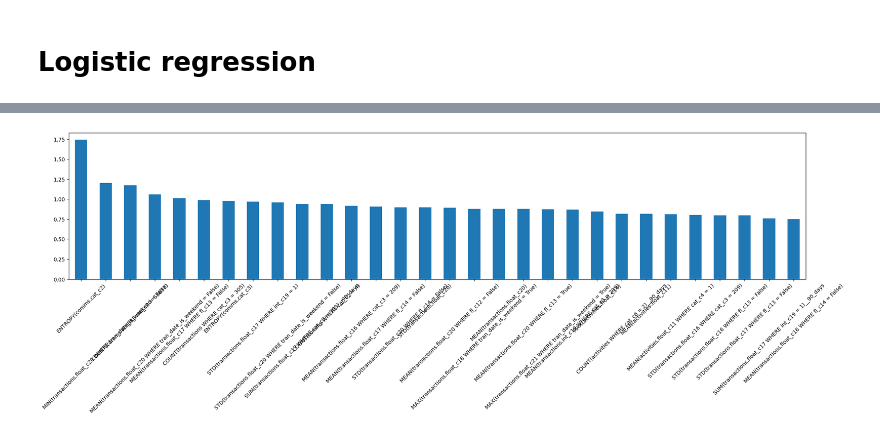
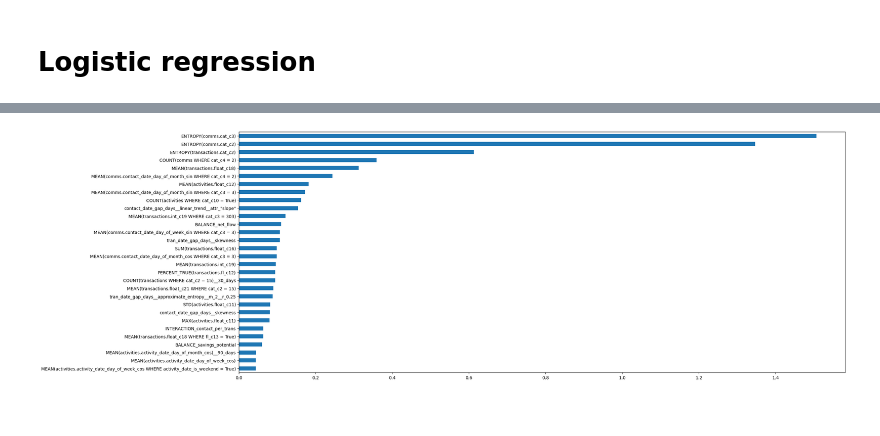
Before and after one commit to danproshyn/ff_internship, a Jupyter notebook: models/logistic_regression.ipynb, the cells around one changed output, grey strips where cells are left out. Cells and saved outputs as stored; diff of their text form; code cells hidden in the pictures.

```diff
--- a/models/logistic_regression.ipynb
+++ b/models/logistic_regression.ipynb
@@ -13,7 +13,11 @@ from model_utils import split_dataset, split_dataset_v2
 # FEATURES_PATH = '../data/features/features_no_row_delete_inner_join.csv'
 # X_train, X_valid, X_test, y_train, y_valid, y_test = split_dataset(CLIENT_PATH, FEATURES_PATH, valid_size=0.2)
 
-FEATURES_PATH = '../data/features/features_auto_v6.csv'
+# FEATURES_PATH = '../data/features/features_auto_v6.csv'
+# FEATURES_PATH = '../data/features_selected/features_v6_filtered_v4.csv'
+# FEATURES_PATH = '../data/features_selected/features_v6_embedded_v4.csv'
+FEATURES_PATH = '../data/features_selected/features_v6_wrappered_v4.csv'
+
 X_train, X_valid, X_test, y_train, y_valid, y_test = split_dataset_v2(FEATURES_PATH, valid_size=0.2)
 # %%
 from sklearn.preprocessing import StandardScaler
@@ -24,11 +28,14 @@ from sklearn.linear_model import LogisticRegression
 model = make_pipeline(
     StandardScaler(),
     LogisticRegression(
+        # penalty='elasticnet',
         solver='lbfgs',
+        # solver='saga',
         max_iter=1000,
         class_weight='balanced',
-        n_jobs=8,
+        n_jobs=6,
         random_state=42,
+        verbose=1,
     )
 )
 model.fit(X_train, y_train)
@@ -71,9 +79,9 @@ plot_pr_curve(y_true, y_pred_proba)
 # %%
 # Feature importance
 coefs = model.named_steps['logisticregression'].coef_[0]
 features_importance = pd.Series(coefs, index=X_train.columns).map(abs).sort_values(ascending=False)
-features_importance.head(30).plot(kind='bar', figsize=(25, 5))
-plt.xticks(rotation=45)
+features_importance.head(30).iloc[::-1].plot(kind='barh', figsize=(25, 10))
+# plt.xticks(rotation=45)
 plt.show()
 # %% [output]
-[figure, old version]
+[figure, new version]
```
Also changed, not shown: parts of 5 cells of this notebook, 3 other files.
